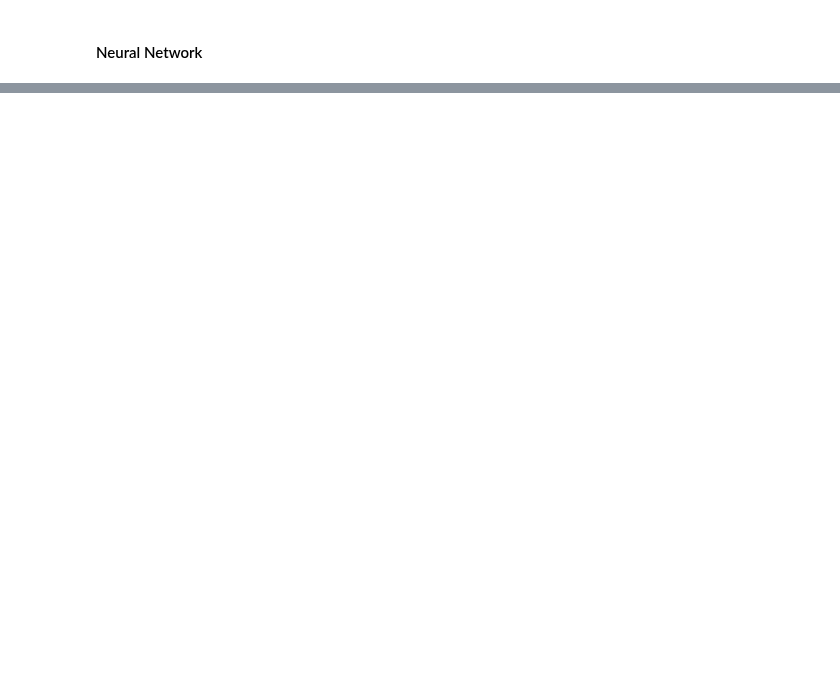
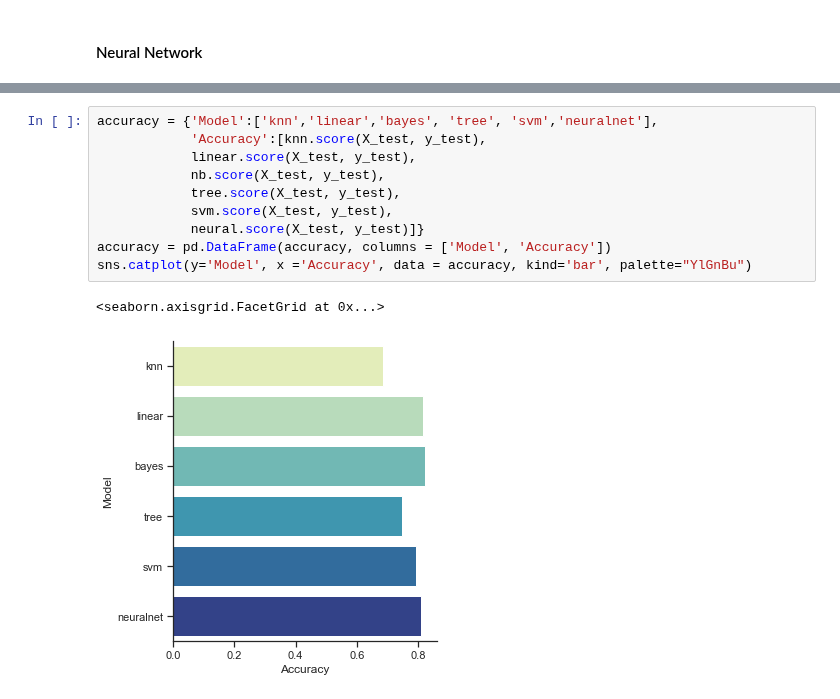
Before and after one commit to monsadan/MachineLearning, a Jupyter notebook: titanic/Titanic.ipynb, the cells around one changed output, grey strips where cells are left out. Cells and saved outputs as stored; diff of their text form; blank space fills up the shorter version.

```diff
--- a/titanic/Titanic.ipynb
+++ b/titanic/Titanic.ipynb
@@ -169,0 +170,13 @@ Accuracy: 0.84
+# %%
+accuracy = {'Model':['knn','linear','bayes', 'tree', 'svm','neuralnet'],
+            'Accuracy':[knn.score(X_test, y_test),
+            linear.score(X_test, y_test),
+            nb.score(X_test, y_test),
+            tree.score(X_test, y_test),
+            svm.score(X_test, y_test),
+            neural.score(X_test, y_test)]}
+accuracy = pd.DataFrame(accuracy, columns = ['Model', 'Accuracy'])
+sns.catplot(y='Model', x ='Accuracy', data = accuracy, kind='bar', palette="YlGnBu")
+# %% [output]
+<seaborn.axisgrid.FacetGrid at 0x...>
+[figure, added]
```
Also changed, not shown: parts of 6 cells of this notebook.
